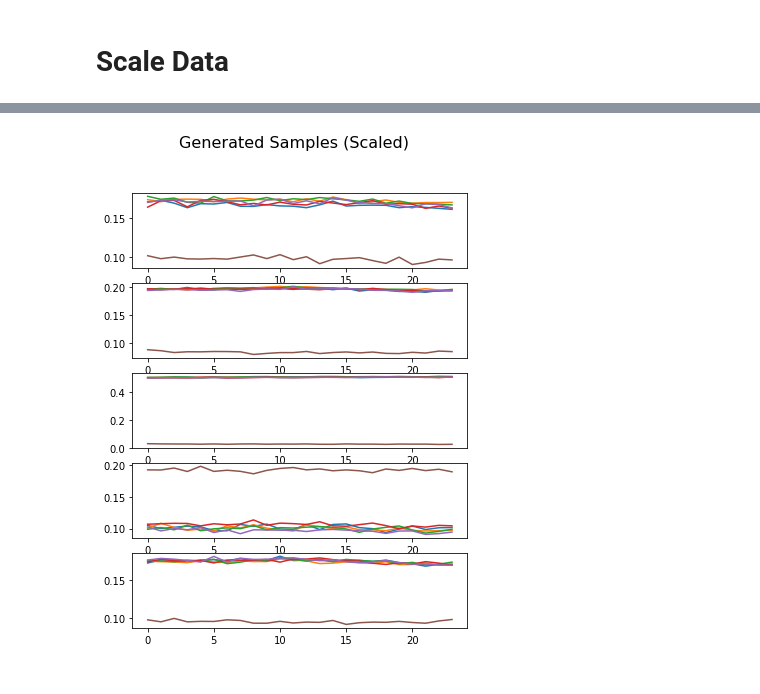
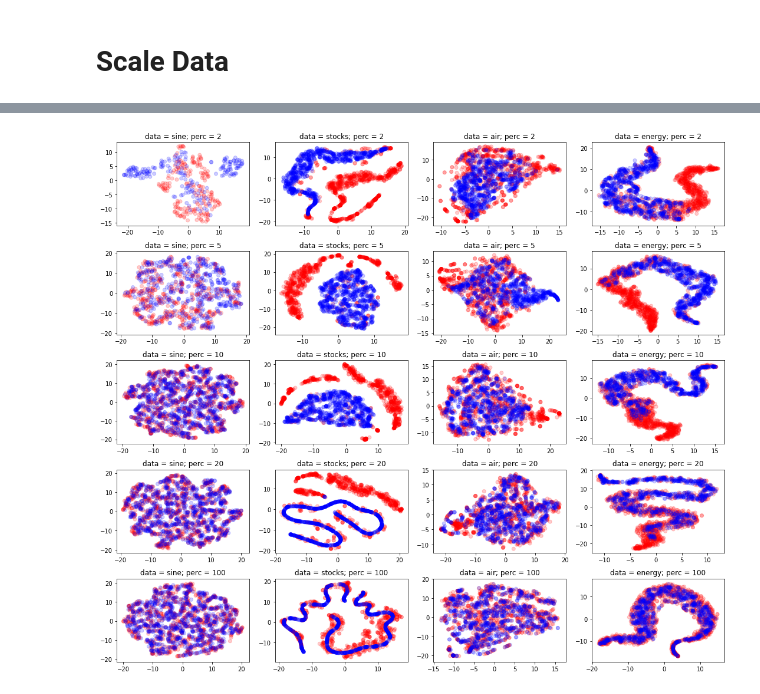
Before and after one commit to abudesai/syntheticdatagen, a Jupyter notebook: data_generators/time_vae/visualize generated data.ipynb, the cells around one changed output, grey strips where cells are left out. Drawn from its saved outputs; the diff is of its cells as text; code cells hidden in the pictures.

```diff
--- a/data_generators/time_vae/visualize generated data.ipynb
+++ b/data_generators/time_vae/visualize generated data.ipynb
@@ -85 +68,13 @@ print(gen_data.mean(axis=0).mean(axis=1))
+# %%
+def avg_over_feat_dim(orig, gen):
+    final_orig = orig.mean(axis=2)
+    final_gen = gen.mean(axis=2)
+    return final_orig, final_gen
+# %%
+def shuffle_and_subsample(orig, gen, num=1000):
+    np.random.shuffle(orig)
+    np.random.shuffle(gen)
+    final_orig = orig[:num]
+    final_gen = gen[:num]
+    return final_orig, final_gen
 # %%
@@ -118,5 +89,0 @@ scaled orig scaled_gen_data min/max:  -0.03568854927723809 1.736392900170172
-# %%
-final_orig = scaled_orig_data.mean(axis=2)
-final_gen = scaled_gen_data.mean(axis=2)
-print('final_orig shape: ', final_orig.shape)
-print('final_gen shape: ', final_gen.shape)
@@ -158,4 +90,56 @@ plt.show()
-# %%
-utils.plot_samples(scaled_gen_data, n=5)
-# %% [output]
-[figure, removed]
+# %%
+datasets = ['sine', 'stocks', 'air', 'energy']           # sine, stocks, air, energy
+percs = [ 2, 5, 10, 20, 100 ]
+model = 'vae_conv_I'
+
+
+figsize = ( len(percs) * 3, 1 + len(datasets) * 3)
+
+fig, axs = plt.subplots(len(percs), len(datasets), figsize=figsize)
+
+for i, dataset in enumerate(datasets):
+
+    for j, perc in enumerate(percs):
+        orig_data = load_data('orig', dataset, 100)
+        gen_data = load_data('gen', dataset, perc)
+
+        N, T, D = orig_data.shape
+        scaled_orig_data, scaled_gen_data = scale_data(orig_data, gen_data)
+        scaled_orig_2d, scaled_gen_2d = avg_over_feat_dim(scaled_orig_data, scaled_gen_data)
+        final_orig, final_gen = shuffle_and_subsample(scaled_orig_2d, scaled_gen_2d)
+
+        if final_orig.shape[0] != final_gen.shape[0]:
+            final_orig = final_orig[:final_gen.shape[0]]
+
+        N, T = final_orig.shape
+        final_tsne_input = np.concatenate((final_orig, final_gen), axis = 0)
+#         print('final_tsne_input shape: ', final_tsne_input.shape)
+
+        # TSNE analysis
+        tsne = TSNE(n_components = 2, perplexity = 40, n_iter = 300)
+        tsne_results = tsne.fit_transform(final_tsne_input)
+
+        colors = ["red" for i in range(N)] + ["blue" for i in range(N)]
+
+        axs[j,i].scatter(tsne_results[:N,0], tsne_results[:N,1],
+                    c = colors[:N], alpha = 0.2)
+        axs[j,i].scatter(tsne_results[N:,0], tsne_results[N:,1],
+                    c = colors[N:], alpha = 0.2)
+
+
+flat_labels = [(xl, yl) for xl in percs for yl in datasets]
+
+for i, ax in enumerate(axs.flat):
+#     ax.set(xlabel=flat_labels[i][0], ylabel=flat_labels[i][1])
+    perc, dataset = flat_labels[i]
+    ax.set_title(f'data = {dataset}; perc = {perc}')
+
+# fig.legend()
+fig.tight_layout()
+# plt.suptitle('t-SNE plot')
+# plt.xlabel(f'Datasets: {datasets} (L -> R)')
+# plt.ylabel(f'Percs: {percs} T -> B')
+plt.savefig("tsne-results.png", dpi=300)
+plt.show()
+# %% [output]
+[figure, added]
```
Also changed, not shown: parts of 13 cells of this notebook, 5 other files.
